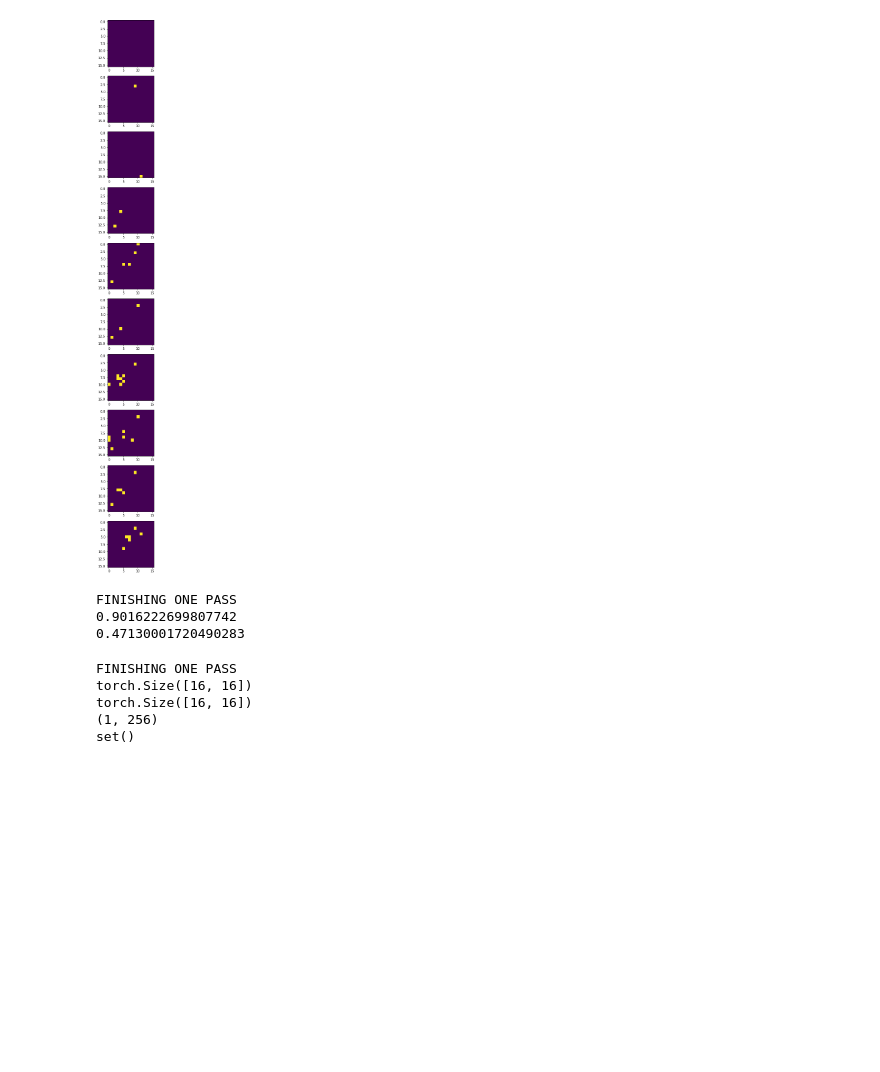
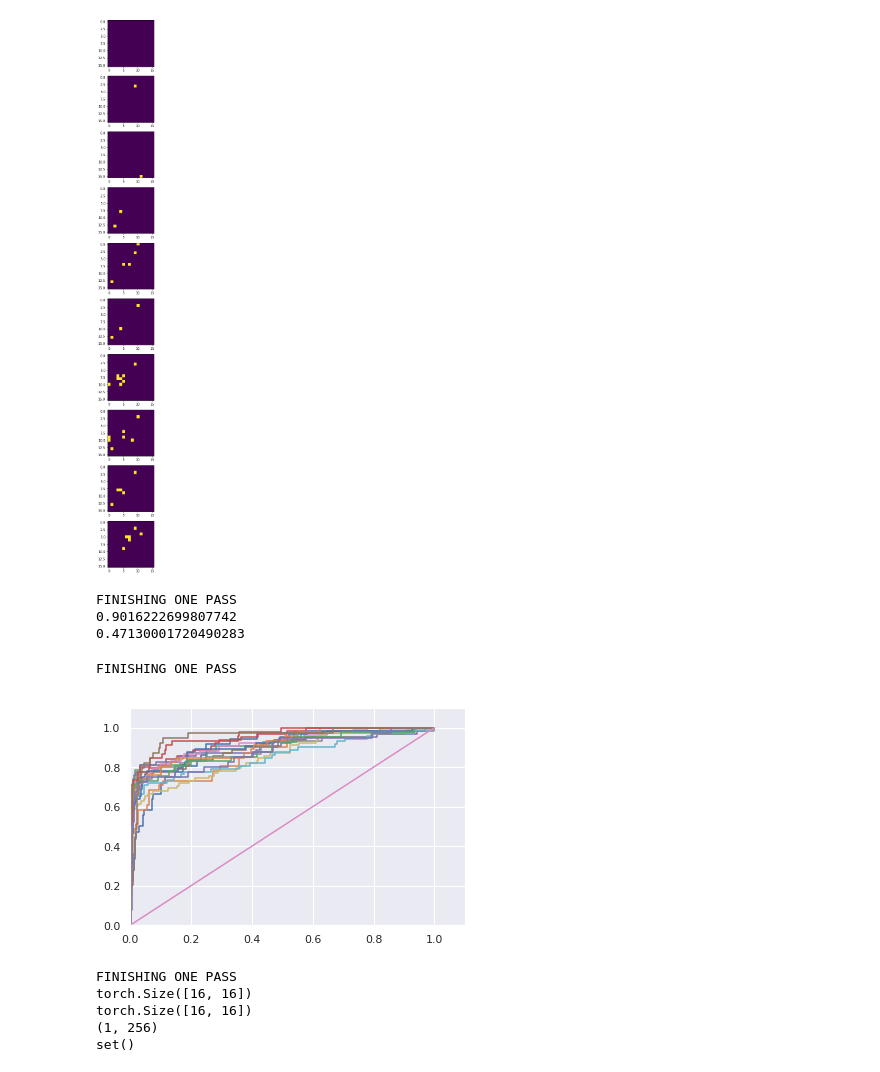
Before and after one commit to Garethlomax/acse-9-independent-research-project-Garethlomax, a Jupyter notebook: Model_testing.ipynb, the cells around one changed output. Cells and saved outputs as stored; diff of their text form; code cells hidden in the pictures; blank space fills up the shorter version.

Commit message:
added plotting of roc subsections

```diff
--- a/Model_testing.ipynb
+++ b/Model_testing.ipynb
@@ -1347,6 +1348,7 @@ FINISHING ONE PASS
 0.47130001720490283
 # %%
 def curves(model, train_loader):
+#     dataframe = pd.dataframe()
     sig = nn.Sigmoid()
     model.eval()
     # calculate x and prediction
@@ -1362,11 +1364,14 @@ def curves(model, train_loader):
     truth = b.view(-1,256).numpy()
     pred = sig(x[:,0,0].view(-1,256)).numpy()
     plt.figure()
-    for i in range(16):
-        for j in range(16):
-            t = b[i,j].contiguous().view(-1).numpy()
-            p = sig(x[:,0,0,i,j].contiguous().view(-1)).numpy()
-            fpr, tpr, thresholds = roc_curve(t, p)
-            plt.plot(fpr, tpr)
+#     for i in range(16):
+    for j in range(16):
+        t = b[:,j,j].contiguous().view(-1).numpy()
+        p = sig(x[:,0,0,j,j].contiguous().view(-1)).numpy()
+        fpr, tpr, thresholds = roc_curve(t, p)
+        plt.plot(fpr, tpr)
     plt.plot(fpr, fpr)
+    plt.xlim(0, 1.1)
+    plt.ylim(0,1.1)
+
     plt.show()
@@ -1375,3 +1378,13 @@ curves()
+# %%
+curves(test_model, train_loader)
+# sns.set()
+# x = [1,2,3]
+# y = [4, 5,7]
+# ax = sns.lineplot(x, y, palette= 'red')
+# ax.plot([1,2], [11,22])
+# %% [output]
+FINISHING ONE PASS
+[figure, added]
 # %%
     scores = f1(test_model, train_loader, avg = 'binary')
     np.save(name + "scores", scores)
```
Also changed, not shown: parts of 2 cells of this notebook.
